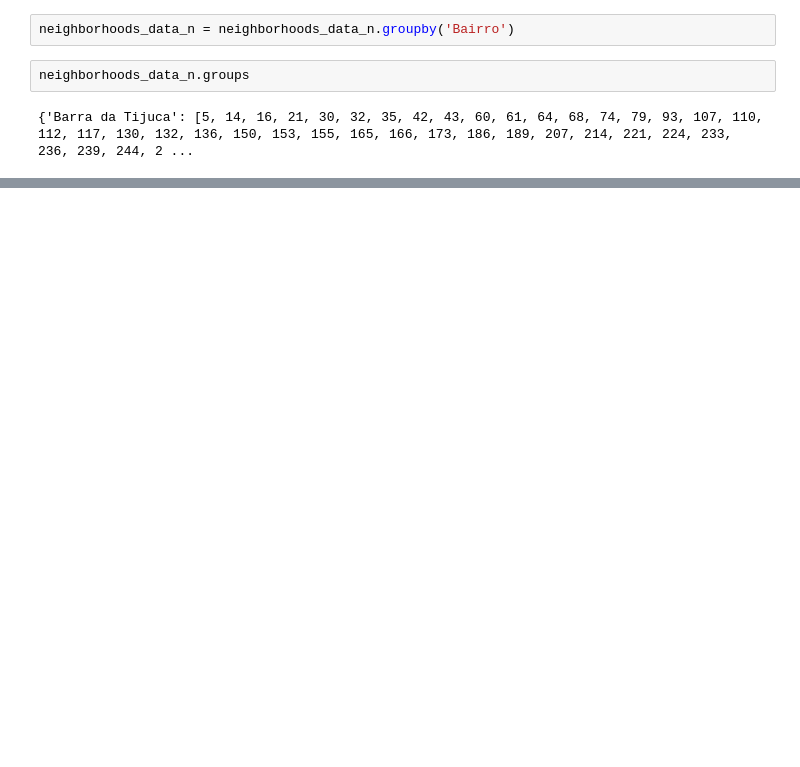
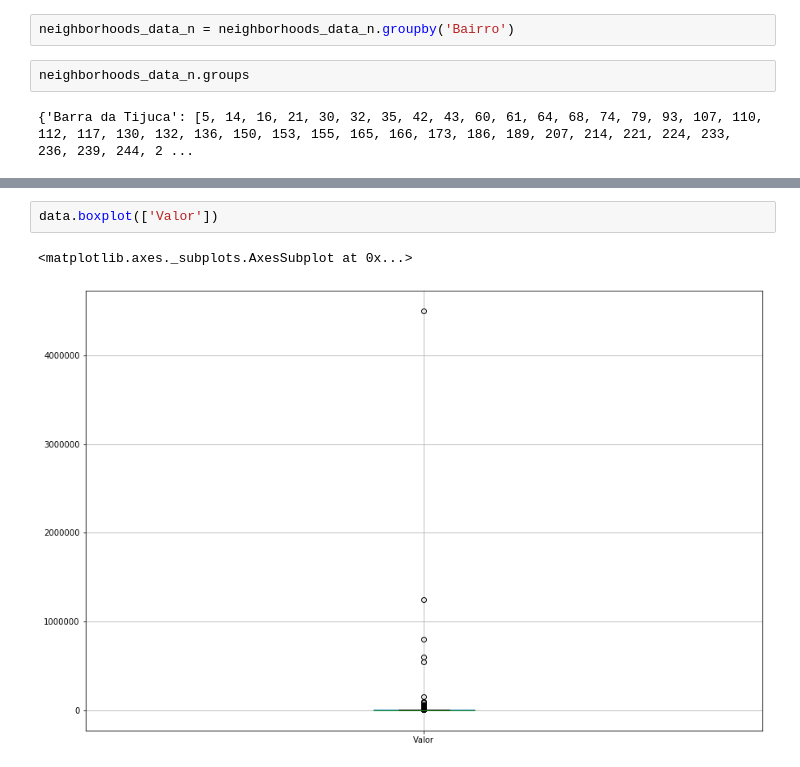
Before and after one commit to daanilol/analyzing-data, a Jupyter notebook: data_trainning.ipynb, the cells around one changed output, grey strips where cells are left out. Saved outputs shown, nothing was run; the diff lists cells and outputs as text; blank space fills up the shorter version.

```diff
--- a/data_trainning.ipynb
+++ b/data_trainning.ipynb
@@ -266,0 +287,5 @@ neighborhoods_data_n[['Valor', 'Condominio']].mean().round(2)
+# %%
+data.boxplot(['Valor'])
+# %% [output]
+<matplotlib.axes._subplots.AxesSubplot at 0x...>
+[figure, added]
```
Also changed, not shown: parts of 30 cells of this notebook.
